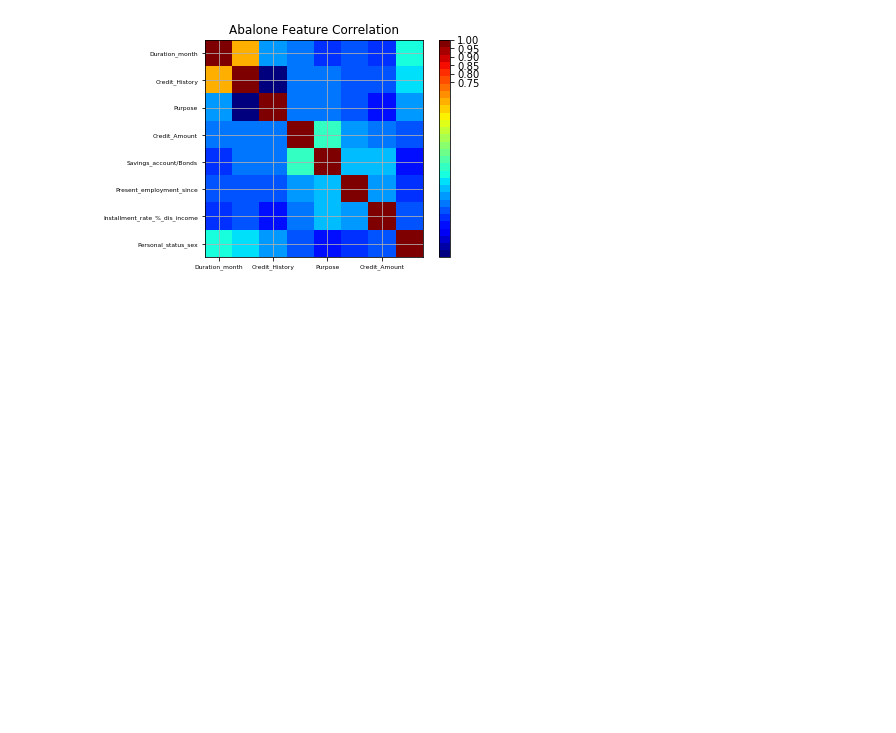
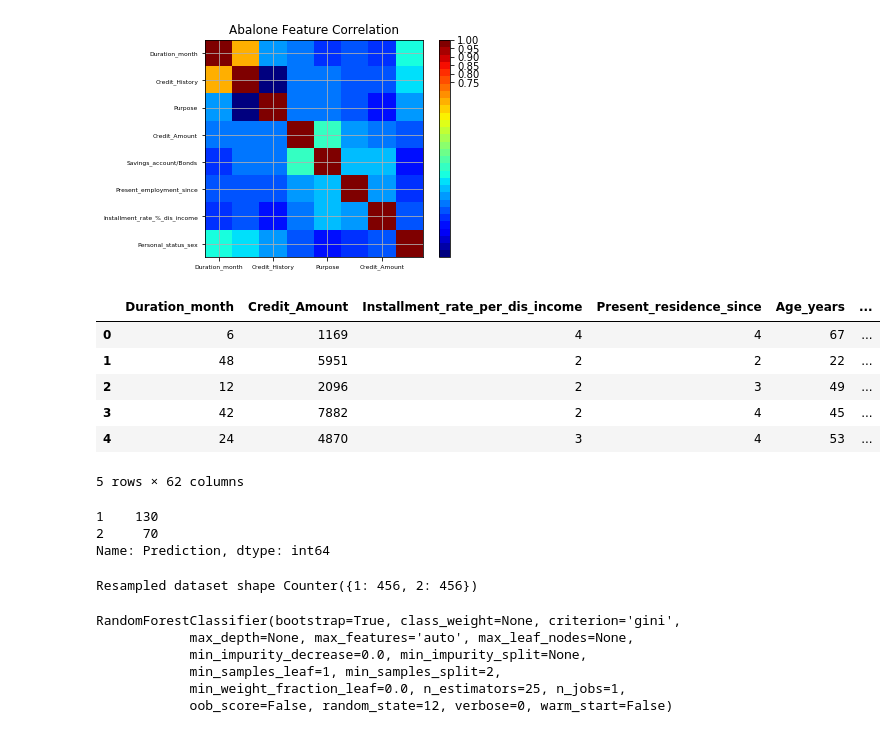
Before and after one commit to ScottMCasey/DataScience12032330SSA, a Jupyter notebook: SummerStudioA.ipynb, the cells around one changed output. Saved outputs shown, nothing was run; the diff lists cells and outputs as text; code cells hidden in the pictures; blank space fills up the shorter version.

Commit message:
update with working syntax and model built needs more analysis work to improve model

```diff
--- a/SummerStudioA.ipynb
+++ b/SummerStudioA.ipynb
@@ -177,0 +199,12 @@ correlation_matrix(data)
+# %%
+#encode categorical features as binary
+data_encoded = pd.get_dummies(data_relevent)
+data_encoded.head()
+# %% [output]
+|  | Duration_month | Credit_Amount | Installment_rate_per_dis_income | Present_residence_since | Age_years | ... |
+| 0 | 6 | 1169 | 4 | 4 | 67 | ... |
+| 1 | 48 | 5951 | 2 | 2 | 22 | ... |
+| 2 | 12 | 2096 | 2 | 3 | 49 | ... |
+| 3 | 42 | 7882 | 2 | 4 | 45 | ... |
+| 4 | 24 | 4870 | 3 | 4 | 53 | ... |
+5 rows × 62 columns
@@ -177,0 +221,24 @@ correlation_matrix(data)
+# %%
+x_val["Prediction"].value_counts()
+# %% [output]
+1    130
+2     70
+Name: Prediction, dtype: int64
+# %%
+#More reading to be done on smote as i managed to get it to work to rebalance the data but their are some problems.
+sm = SMOTE(random_state=12)
+x_train_res, y_train_res = sm.fit_sample(x_train, y_train)
+print('Resampled dataset shape {}'.format(Counter(y_train_res)))
+# %% [output]
+Resampled dataset shape Counter({1: 456, 2: 456})
+# %%
+#attempting to get the syntax correct for a doing a random forest, not actually working with correct logic yet
+clf_rf = RandomForestClassifier(n_estimators=25, random_state=12)
+clf_rf.fit(x_train_res, y_train_res)
+# %% [output]
+RandomForestClassifier(bootstrap=True, class_weight=None, criterion='gini',
+            max_depth=None, max_features='auto', max_leaf_nodes=None,
+            min_impurity_decrease=0.0, min_impurity_split=None,
+            min_samples_leaf=1, min_samples_split=2,
+            min_weight_fraction_leaf=0.0, n_estimators=25, n_jobs=1,
+            oob_score=False, random_state=12, verbose=0, warm_start=False)
```
Also changed, not shown: parts of 10 cells of this notebook.
